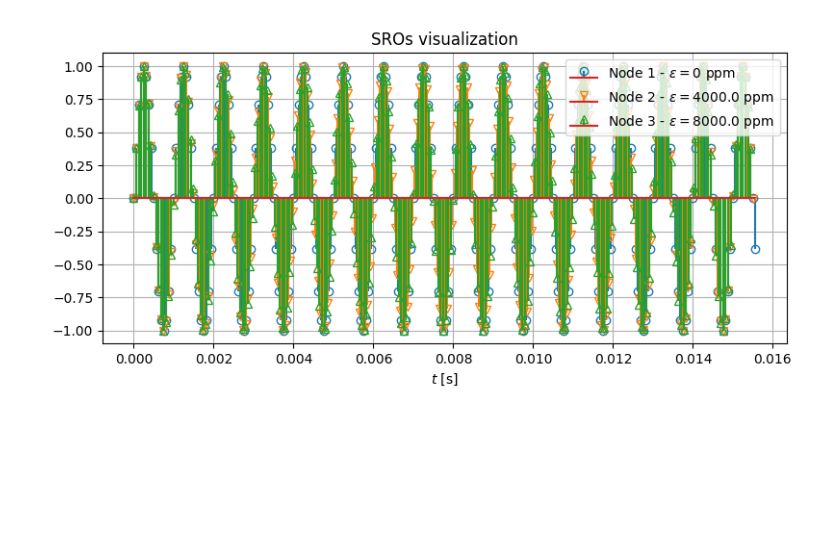
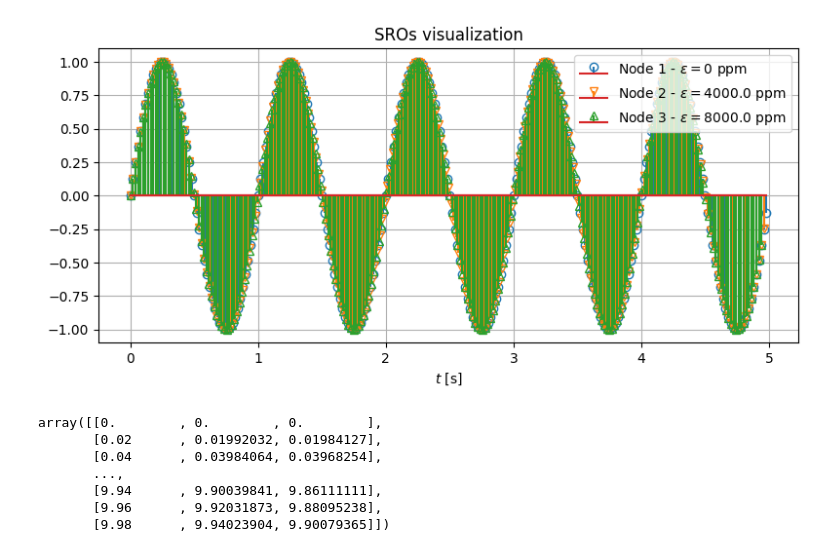
Before and after one commit to p-didier/sounds-phd, a Jupyter notebook: 01_algorithms/01_NR/02_distributed/dev/sros_tests.ipynb, the cells around one changed output. Cells and saved outputs as stored; diff of their text form; code cells hidden in the pictures; blank space fills up the shorter version.

```diff
--- a/01_algorithms/01_NR/02_distributed/dev/sros_tests.ipynb
+++ b/01_algorithms/01_NR/02_distributed/dev/sros_tests.ipynb
@@ -1,39 +1,51 @@
 # %%
 from pathlib import Path, PurePath
 import sys
 import numpy as np
-%matplotlib widget
+import matplotlib
+matplotlib.style.use('default')  # <-- for Jupyter: white figures background
 # Find path to root folder
 rootFolder = 'sounds-phd'
 pathToRoot = Path().resolve()
 while PurePath(pathToRoot).name != rootFolder:
     pathToRoot = pathToRoot.parent
 sys.path.append(f'{pathToRoot}/01_algorithms/01_NR/02_distributed')
 from danse_utilities.setup import apply_sro
 
-# fs = 50                   # sampling frequency [samples/s] (true sampling rate)
-# dur = 10                    # signal duration [s]
-# sroppm = 9025                 # SRO [ppm]
-# f = 1
-fs = 16000                   # sampling frequency [samples/s] (true sampling rate)
-dur = 3                    # signal duration [s]
-sroppm = 50                 # SRO [ppm]
-f = 1000
+fs = 50                   # sampling frequency [samples/s] (true sampling rate)
+dur = 10                    # signal duration [s]
+sroppm = 9025                 # SRO [ppm]
+f = 1
+# fs = 16000                   # sampling frequency [samples/s] (true sampling rate)
+# dur = 0.11                    # signal duration [s]
+# sroppm = 50                 # SRO [ppm]
+# f = 1000
+
 nSamples = int(fs * dur)        # total number of samples
 
 t = np.arange(nSamples) / fs
 nNodes = 3
 x = np.zeros((len(t), nNodes))
 for ii in range(nNodes):
     x[:, ii] = np.sin(2 * np.pi * f * t)
 
 sros = [0, 4e3, 8e3] # [ppm]
 
 sensorToNodeTags = np.array([1,2,3])
-
 x_out, t_out = apply_sro(x, fs, sensorToNodeTags, sros, showSRO=True)
 # %% [output]
-[figure, old version]
+[figure, new version]
+# %%
+t
+t_out
+# %% [output]
+array([[0.        , 0.        , 0.        ],
+       [0.02      , 0.01992032, 0.01984127],
+       [0.04      , 0.03984064, 0.03968254],
+       ...,
+       [9.94      , 9.90039841, 9.86111111],
+       [9.96      , 9.92031873, 9.88095238],
+       [9.98      , 9.94023904, 9.90079365]])
 # %%
 # Flag-raising
 
```
Also changed, not shown: 54 other files.
